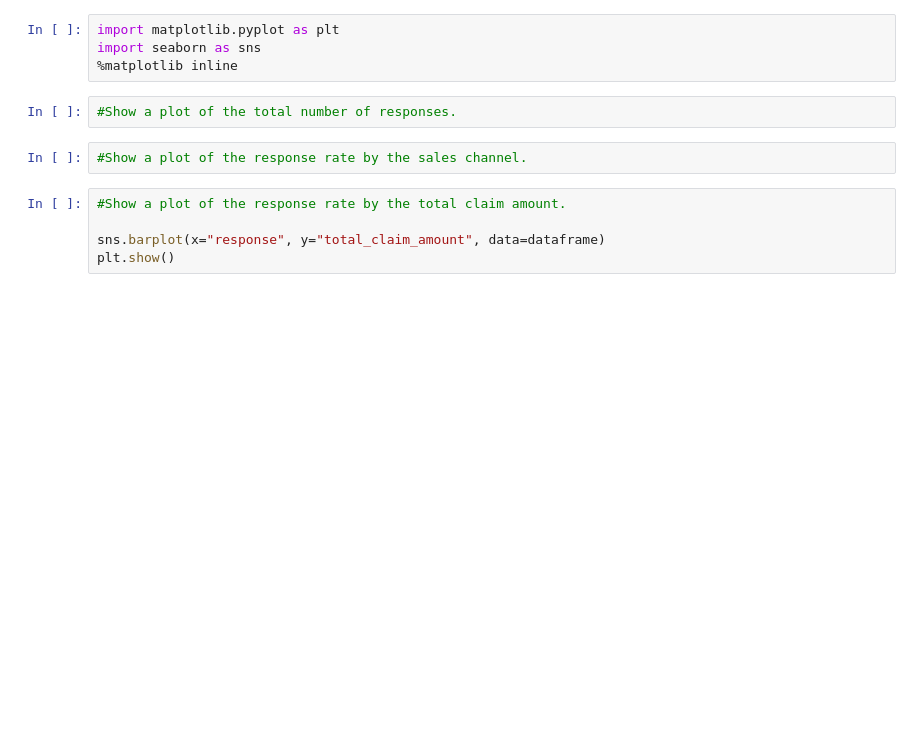
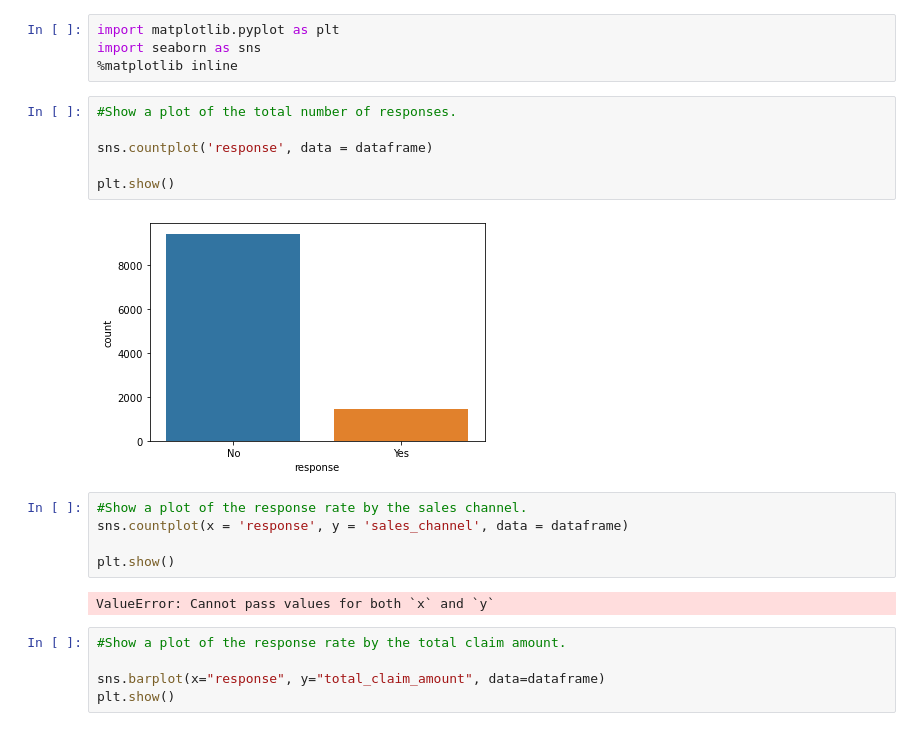
Before and after one commit to AyeeshaSiddikka/lab-customer-analysis-round-2, a Jupyter notebook: Round2-7.ipynb, the cells around one changed output. Saved outputs shown, nothing was run; the diff lists cells and outputs as text; blank space fills up the shorter version.

```diff
--- a/Round2-7.ipynb
+++ b/Round2-7.ipynb
@@ -308,8 +308,19 @@ import seaborn as sns
 %matplotlib inline
 # %%
 #Show a plot of the total number of responses.
+
+sns.countplot('response', data = dataframe)
+
+plt.show()
+# %% [output]
+[figure, added]
 # %%
 #Show a plot of the response rate by the sales channel.
+sns.countplot(x = 'response', y = 'sales_channel', data = dataframe)
+
+plt.show()
+# %% [output]
+ValueError: Cannot pass values for both `x` and `y`
 # %%
 #Show a plot of the response rate by the total claim amount.
 
```
Also changed, not shown: parts of 3 cells of this notebook.
